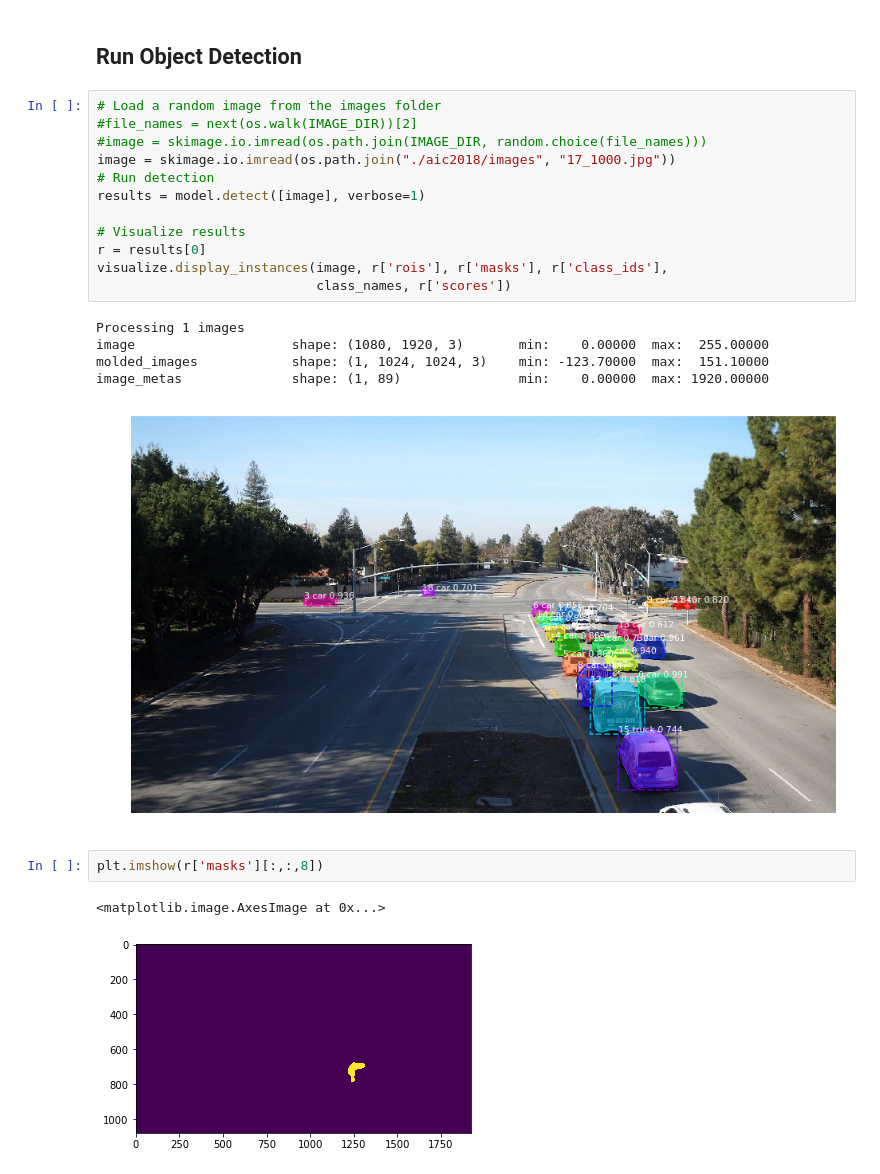
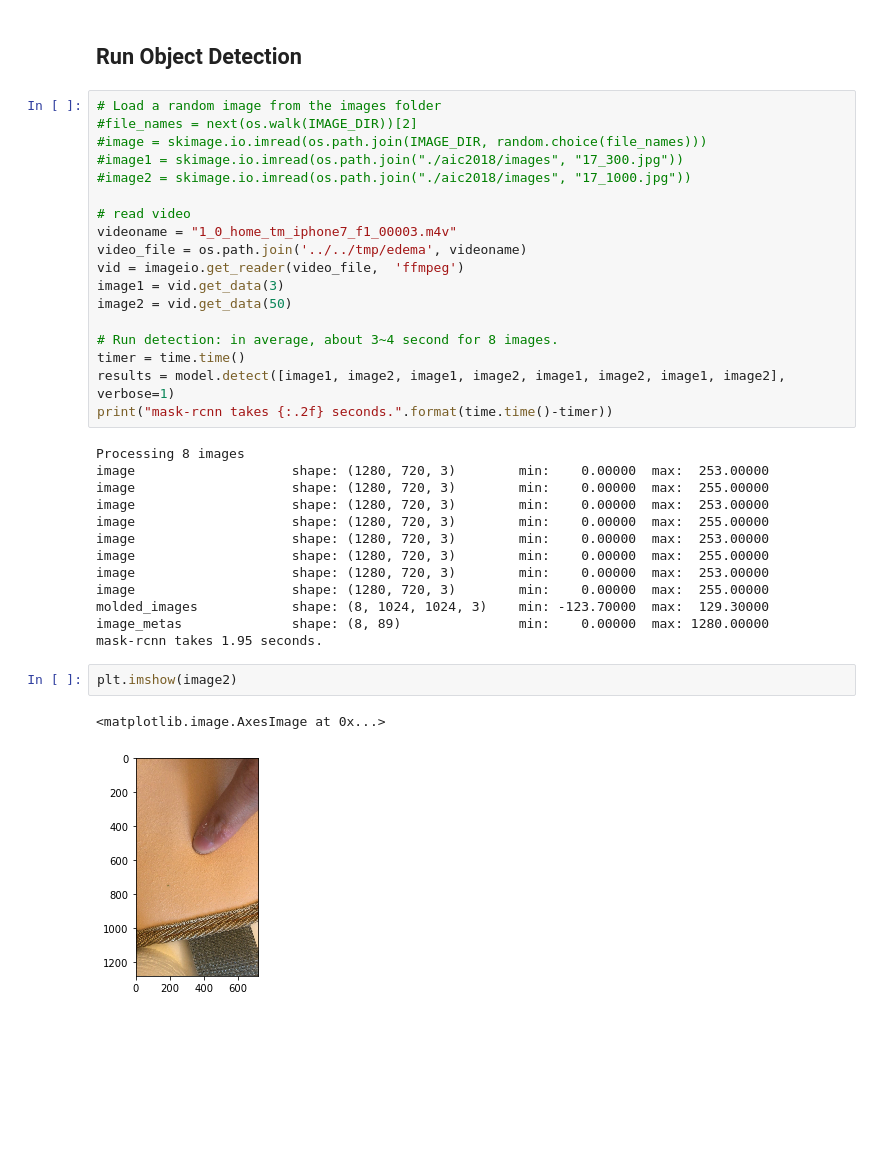
Before and after one commit to tingyumao/Mask_RCNN, a Jupyter notebook: demo.ipynb, the cells around one changed output. Cells and saved outputs as stored; diff of their text form; blank space fills up the shorter version.

```diff
--- a/demo.ipynb
+++ b/demo.ipynb
@@ -124,22 +127,35 @@ class_names = ['BG', 'person', 'bicycle', 'car', 'motorcycle', 'airplane',
 # Load a random image from the images folder
 #file_names = next(os.walk(IMAGE_DIR))[2]
 #image = skimage.io.imread(os.path.join(IMAGE_DIR, random.choice(file_names)))
-image = skimage.io.imread(os.path.join("./aic2018/images", "17_1000.jpg"))
-# Run detection
-results = model.detect([image], verbose=1)
+#image1 = skimage.io.imread(os.path.join("./aic2018/images", "17_300.jpg"))
+#image2 = skimage.io.imread(os.path.join("./aic2018/images", "17_1000.jpg"))
 
-# Visualize results
-r = results[0]
-visualize.display_instances(image, r['rois'], r['masks'], r['class_ids'],
-                            class_names, r['scores'])
+# read video
+videoname = "1_0_home_tm_iphone7_f1_00003.m4v"
+video_file = os.path.join('../../tmp/edema', videoname)
+vid = imageio.get_reader(video_file,  'ffmpeg')
+image1 = vid.get_data(3)
+image2 = vid.get_data(50)
+
+# Run detection: in average, about 3~4 second for 8 images.
+timer = time.time()
+results = model.detect([image1, image2, image1, image2, image1, image2, image1, image2], verbose=1)
+print("mask-rcnn takes {:.2f} seconds.".format(time.time()-timer))
 # %% [output]
-Processing 1 images
-image                    shape: (1080, 1920, 3)       min:    0.00000  max:  255.00000
-molded_images            shape: (1, 1024, 1024, 3)    min: -123.70000  max:  151.10000
-image_metas              shape: (1, 89)               min:    0.00000  max: 1920.00000
+Processing 8 images
+image                    shape: (1280, 720, 3)        min:    0.00000  max:  253.00000
+image                    shape: (1280, 720, 3)        min:    0.00000  max:  255.00000
+image                    shape: (1280, 720, 3)        min:    0.00000  max:  253.00000
+image                    shape: (1280, 720, 3)        min:    0.00000  max:  255.00000
+image                    shape: (1280, 720, 3)        min:    0.00000  max:  253.00000
+image                    shape: (1280, 720, 3)        min:    0.00000  max:  255.00000
+image                    shape: (1280, 720, 3)        min:    0.00000  max:  253.00000
+image                    shape: (1280, 720, 3)        min:    0.00000  max:  255.00000
+molded_images            shape: (8, 1024, 1024, 3)    min: -123.70000  max:  129.30000
+image_metas              shape: (8, 89)               min:    0.00000  max: 1280.00000
+mask-rcnn takes 1.95 seconds.
-[figure, removed]
 # %%
-plt.imshow(r['masks'][:,:,8])
+plt.imshow(image2)
 # %% [output]
 <matplotlib.image.AxesImage at 0x...>
-[figure, old version]
+[figure, new version]
```
Also changed, not shown: parts of 7 cells of this notebook, 3 other files.
